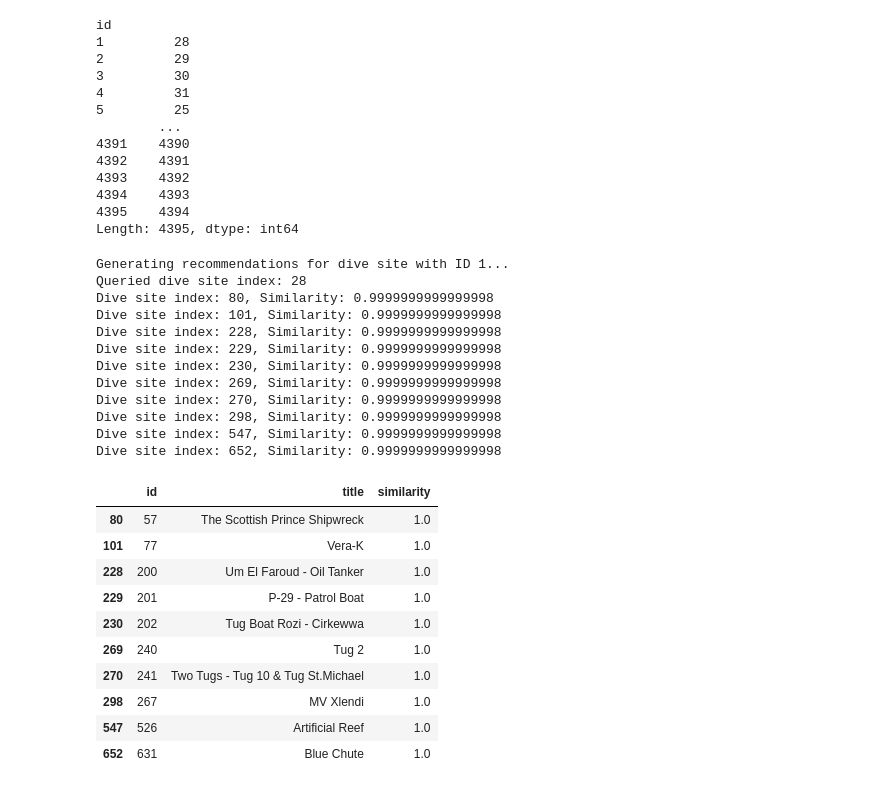
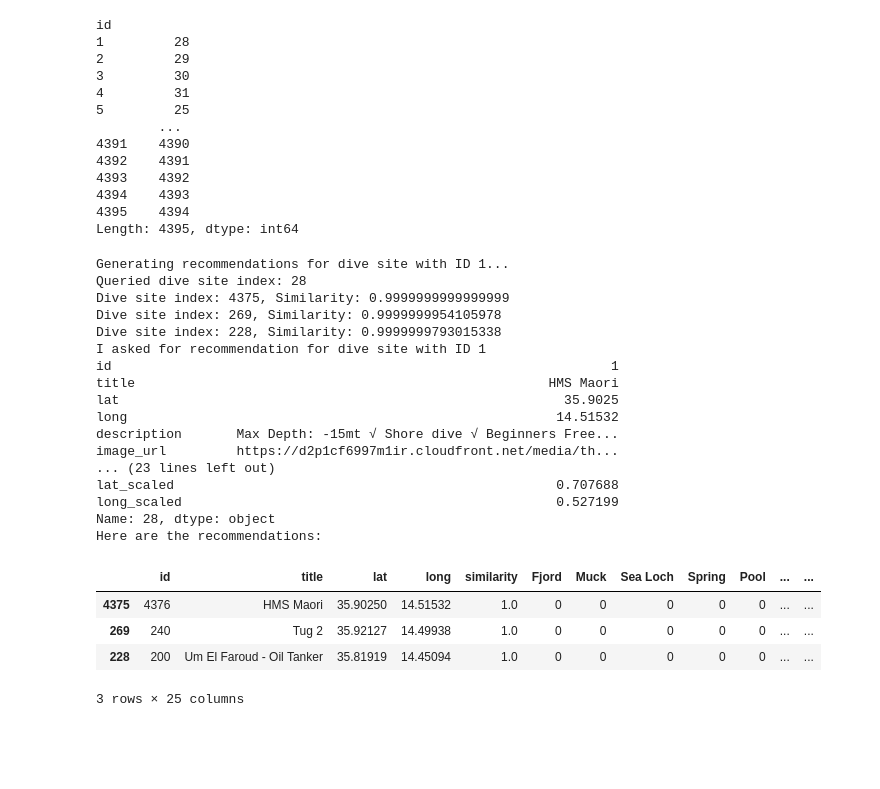
Before and after one commit to pvinnbru/data_integration, a Jupyter notebook: analysis/content_based_recommendendations.ipynb, the cells around one changed output. Saved outputs shown, nothing was run; the diff lists cells and outputs as text; code cells hidden in the pictures; blank space fills up the shorter version.

Commit message:
Added geodata to the conten-based recommendations

```diff
--- a/analysis/content_based_recommendendations.ipynb
+++ b/analysis/content_based_recommendendations.ipynb
@@ -128,10 +146,6 @@ np.float64(0.48282138794084184)
 # %% [markdown]
 Create a vector like representation for each dive site.
 # %%
-# Erstmal nur basierend auf categories recommenden
-
-import copy
-
 # let's generate a copy for the current dive sites dataframe
 converted_dive_sites = copy.deepcopy(dive_sites)
 
@@ -149,6 +163,11 @@ for cat_id in categories['id']:
         if cat_id in list_of_cat_ids:
             converted_dive_sites.at[index, category_name] = 1
 
+# Scale lat and long to be between 0 and 1 with a MinMaxScaler
+scaler = MinMaxScaler()
+converted_dive_sites[['lat_scaled', 'long_scaled']] = scaler.fit_transform(converted_dive_sites[['lat', 'long']])
+
+
 # sort converted_dive_sites by id
 converted_dive_sites = converted_dive_sites.sort_values(by='id')
 converted_dive_sites
@@ -205,7 +224,12 @@ id
 4395    4394
 Length: 4395, dtype: int64
 # %%
-def query_dive_site(index):
-    """This function returns a vector representation of the dive site with the given dive_site_id"""
+def query_dive_site_categories_vector(index):
+    """This function returns a vector representation of categories of the dive site with the given dive_site_id"""
     query_item = converted_dive_sites.loc[index, categories['name']].to_numpy()
     return query_item
+# %%
+def query_dive_site_geodata_vector(index):
+    """This function returns a vector representation of the geodata of the dive site with the given dive_site_id"""
+    query_item = converted_dive_sites.loc[index, ['lat_scaled', 'long_scaled']].to_numpy()
+    return query_item
@@ -263,31 +322,33 @@ def get_recommendations(dive_site_id, n=10):
     recommendations['similarity'] = dive_site_similarities
 
     return recommendations
-# %%
-example_recommendations = get_recommendations(1)
-
-example_recommendations[["id", "title", "similarity"]]
-# %% [output]
-Generating recommendations for dive site with ID 1...
-Queried dive site index: 28
-Dive site index: 80, Similarity: 0.9999999999999998
-Dive site index: 101, Similarity: 0.9999999999999998
-Dive site index: 228, Similarity: 0.9999999999999998
-Dive site index: 229, Similarity: 0.9999999999999998
-Dive site index: 230, Similarity: 0.9999999999999998
-Dive site index: 269, Similarity: 0.9999999999999998
-Dive site index: 270, Similarity: 0.9999999999999998
-Dive site index: 298, Similarity: 0.9999999999999998
-Dive site index: 547, Similarity: 0.9999999999999998
-Dive site index: 652, Similarity: 0.9999999999999998
-|  | id | title | similarity |
-| 80 | 57 | The Scottish Prince Shipwreck | 1.0 |
-| 101 | 77 | Vera-K | 1.0 |
-| 228 | 200 | Um El Faroud - Oil Tanker | 1.0 |
-| 229 | 201 | P-29 - Patrol Boat | 1.0 |
-| 230 | 202 | Tug Boat Rozi - Cirkewwa | 1.0 |
-| 269 | 240 | Tug 2 | 1.0 |
-| 270 | 241 | Two Tugs - Tug 10 & Tug St.Michael | 1.0 |
-| 298 | 267 | MV Xlendi | 1.0 |
-| 547 | 526 | Artificial Reef | 1.0 |
-| 652 | 631 | Blue Chute | 1.0 |
+# %%
+example_recommendations = get_recommendations(1, w_cat=0.6, w_geo=0.4, n=3)
+
+print("I asked for recommendation for dive site with ID 1")
+print(converted_dive_sites.loc[indices[1]])
+print("Here are the recommendations:")
+example_recommendations[['id', 'title', 'lat', 'long', 'similarity'] + categories['name'].tolist()]
+# %% [output]
+Generating recommendations for dive site with ID 1...
+Queried dive site index: 28
+Dive site index: 4375, Similarity: 0.9999999999999999
+Dive site index: 269, Similarity: 0.9999999954105978
+Dive site index: 228, Similarity: 0.9999999793015338
+I asked for recommendation for dive site with ID 1
+id                                                                1
+title                                                     HMS Maori
+lat                                                         35.9025
+long                                                       14.51532
+description       Max Depth: -15mt √ Shore dive √ Beginners Free...
+image_url         https://d2p1cf6997m1ir.cloudfront.net/media/th...
+... (23 lines left out)
+lat_scaled                                                 0.707688
+long_scaled                                                0.527199
+Name: 28, dtype: object
+Here are the recommendations:
+|  | id | title | lat | long | similarity | Fjord | Muck | Sea Loch | Spring | Pool | ... | ... |
+| 4375 | 4376 | HMS Maori | 35.90250 | 14.51532 | 1.0 | 0 | 0 | 0 | 0 | 0 | ... | ... |
+| 269 | 240 | Tug 2 | 35.92127 | 14.49938 | 1.0 | 0 | 0 | 0 | 0 | 0 | ... | ... |
+| 228 | 200 | Um El Faroud - Oil Tanker | 35.81919 | 14.45094 | 1.0 | 0 | 0 | 0 | 0 | 0 | ... | ... |
+3 rows × 25 columns
```
Also changed, not shown: parts of 11 cells of this notebook.
